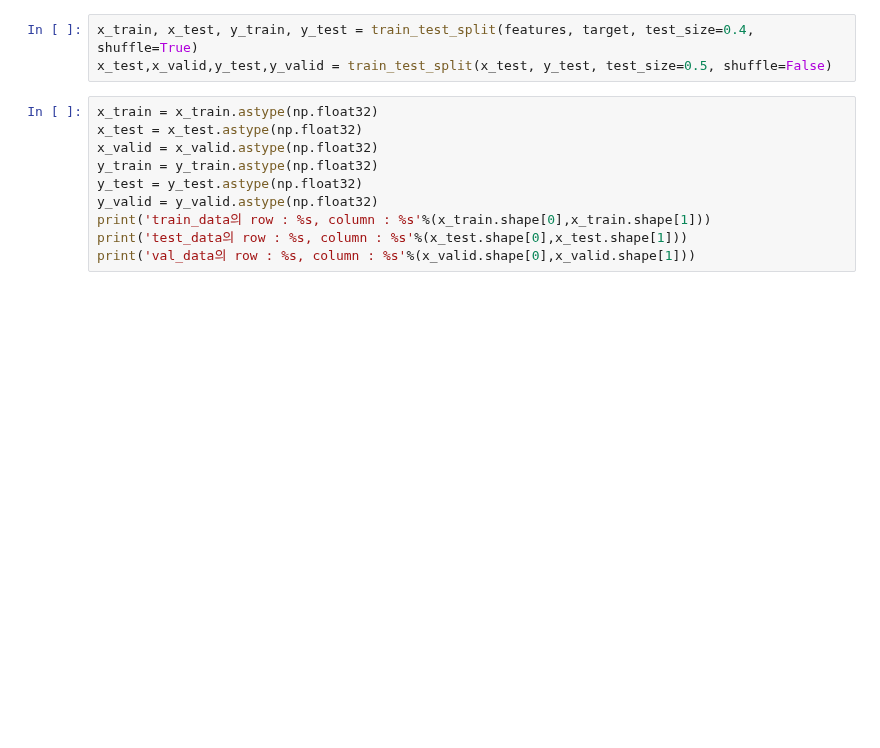
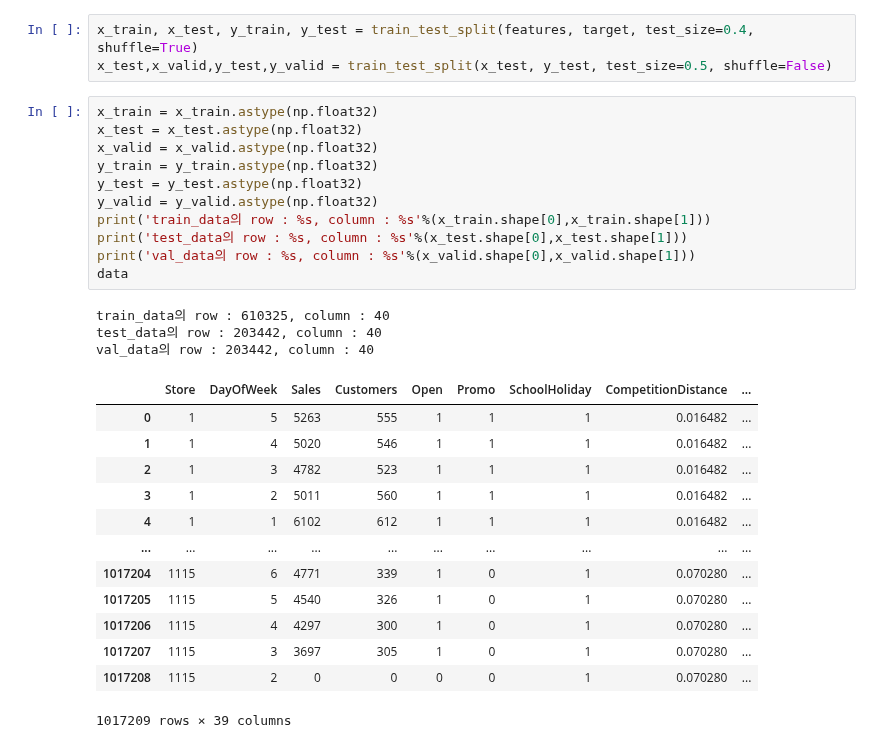
Before and after one commit to daebeobkim/python-bigdata, a Jupyter notebook: 딥러닝/0719.ipynb, the cells around one changed output. Drawn from its saved outputs; the diff is of its cells as text; blank space fills up the shorter version.

```diff
--- a/딥러닝/0719.ipynb
+++ b/딥러닝/0719.ipynb
@@ -73,10 +108,28 @@ x_test,x_valid,y_test,y_valid = train_test_split(x_test, y_test, test_size=0.5,
 # %%
 x_train = x_train.astype(np.float32)
 x_test = x_test.astype(np.float32)
 x_valid = x_valid.astype(np.float32)
 y_train = y_train.astype(np.float32)
 y_test = y_test.astype(np.float32)
 y_valid = y_valid.astype(np.float32)
 print('train_data의 row : %s, column : %s'%(x_train.shape[0],x_train.shape[1]))
 print('test_data의 row : %s, column : %s'%(x_test.shape[0],x_test.shape[1]))
 print('val_data의 row : %s, column : %s'%(x_valid.shape[0],x_valid.shape[1]))
+data
+# %% [output]
+train_data의 row : 610325, column : 40
+test_data의 row : 203442, column : 40
+val_data의 row : 203442, column : 40
+|  | Store | DayOfWeek | Sales | Customers | Open | Promo | SchoolHoliday | CompetitionDistance | ... |
+| 0 | 1 | 5 | 5263 | 555 | 1 | 1 | 1 | 0.016482 | ... |
+| 1 | 1 | 4 | 5020 | 546 | 1 | 1 | 1 | 0.016482 | ... |
+| 2 | 1 | 3 | 4782 | 523 | 1 | 1 | 1 | 0.016482 | ... |
+| 3 | 1 | 2 | 5011 | 560 | 1 | 1 | 1 | 0.016482 | ... |
+| 4 | 1 | 1 | 6102 | 612 | 1 | 1 | 1 | 0.016482 | ... |
+| ... | ... | ... | ... | ... | ... | ... | ... | ... | ... |
+| 1017204 | 1115 | 6 | 4771 | 339 | 1 | 0 | 1 | 0.070280 | ... |
+| 1017205 | 1115 | 5 | 4540 | 326 | 1 | 0 | 1 | 0.070280 | ... |
+| 1017206 | 1115 | 4 | 4297 | 300 | 1 | 0 | 1 | 0.070280 | ... |
+| 1017207 | 1115 | 3 | 3697 | 305 | 1 | 0 | 1 | 0.070280 | ... |
+| 1017208 | 1115 | 2 | 0 | 0 | 0 | 0 | 1 | 0.070280 | ... |
+1017209 rows × 39 columns
```
Also changed, not shown: parts of 5 cells of this notebook.
